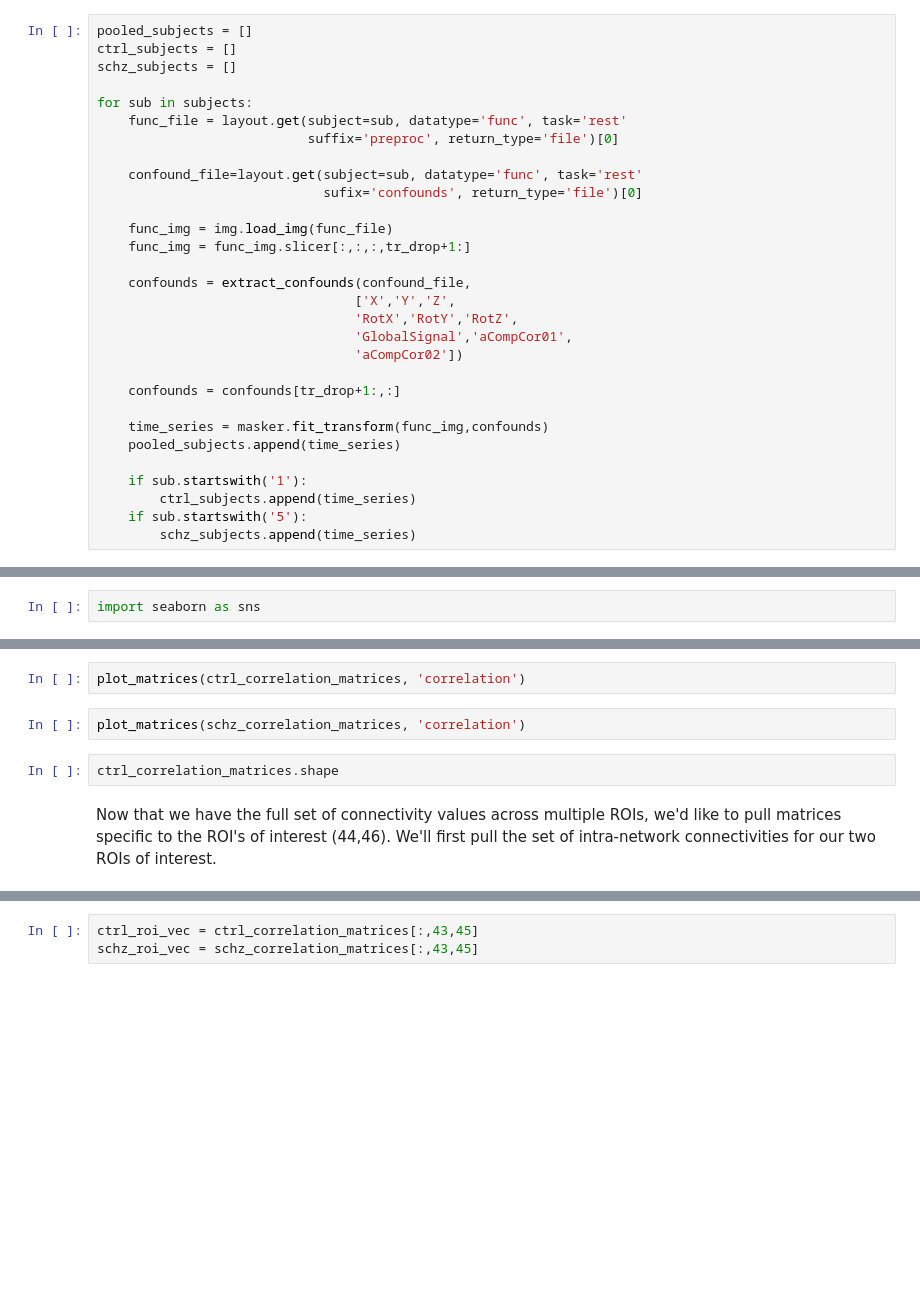
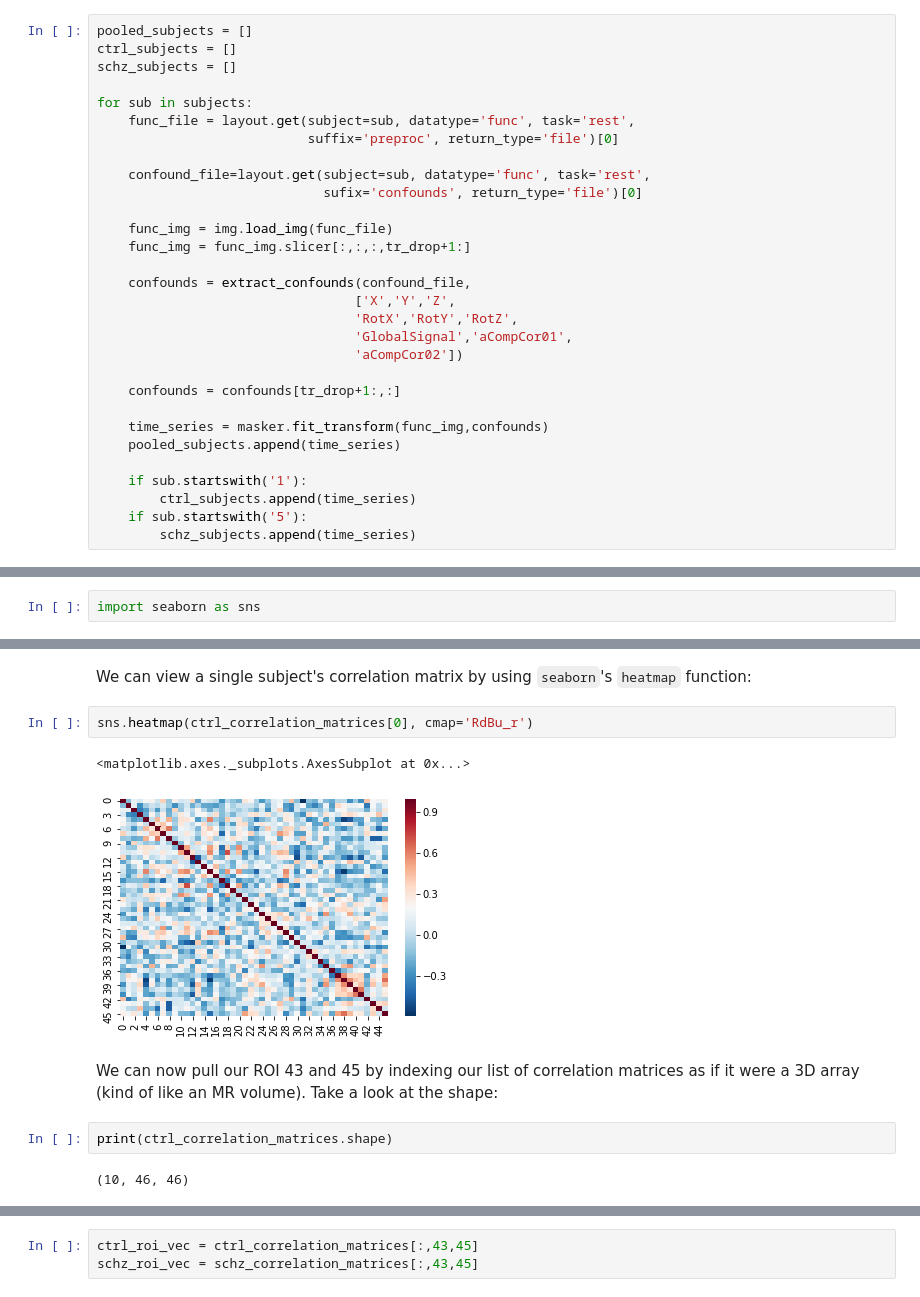
Before and after one commit to carpentries-incubator/SDC-BIDS-fMRI, a Jupyter notebook: bin/07_functional-connectivity-analysis_solutions.ipynb, the cells around one changed output, grey strips where cells are left out. Saved outputs shown, nothing was run; the diff lists cells and outputs as text; blank space fills up the shorter version.

Commit message:
add heatmap visualization using seaborn, and exercise for list indexing

```diff
--- a/bin/07_functional-connectivity-analysis_solutions.ipynb
+++ b/bin/07_functional-connectivity-analysis_solutions.ipynb
@@ -349,10 +349,10 @@ ctrl_subjects = []
 schz_subjects = []
 
 for sub in subjects:
-    func_file = layout.get(subject=sub, datatype='func', task='rest'
+    func_file = layout.get(subject=sub, datatype='func', task='rest',
                            suffix='preproc', return_type='file')[0]
 
-    confound_file=layout.get(subject=sub, datatype='func', task='rest'
+    confound_file=layout.get(subject=sub, datatype='func', task='rest',
                              sufix='confounds', return_type='file')[0]
 
     func_img = img.load_img(func_file)
@@ -408,9 +484,13 @@ def plot_matrices(matrices, matrix_kind):
-# %%
-plot_matrices(ctrl_correlation_matrices, 'correlation')
-# %%
-plot_matrices(schz_correlation_matrices, 'correlation')
-# %%
-ctrl_correlation_matrices.shape
-# %% [markdown]
-Now that we have the full set of connectivity values across multiple ROIs, we'd like to pull matrices specific to the ROI's of interest (44,46).
-We'll first pull the set of intra-network connectivities for our two ROIs of interest.
+# %% [markdown]
+We can view a single subject's correlation matrix by using <code>seaborn</code>'s <code>heatmap</code> function:
+# %%
+sns.heatmap(ctrl_correlation_matrices[0], cmap='RdBu_r')
+# %% [output]
+<matplotlib.axes._subplots.AxesSubplot at 0x...>
+[figure, added]
+# %% [markdown]
+We can now pull our ROI 43 and 45 by indexing our list of correlation matrices as if it were a 3D array (kind of like an MR volume). Take a look at the shape:
+# %%
+print(ctrl_correlation_matrices.shape)
+# %% [output]
+(10, 46, 46)
```
Also changed, not shown: parts of 6 cells of this notebook, 15 other files.
